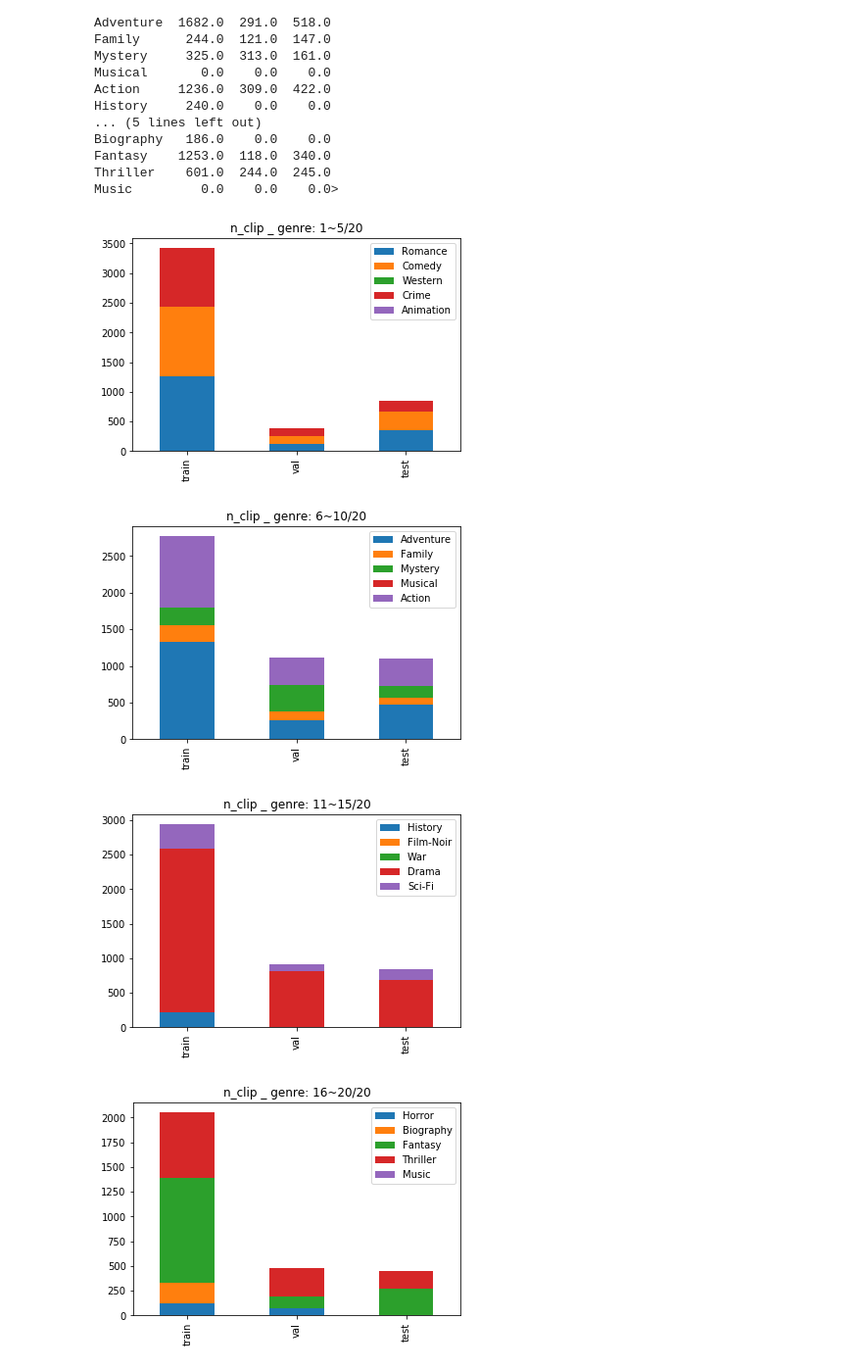
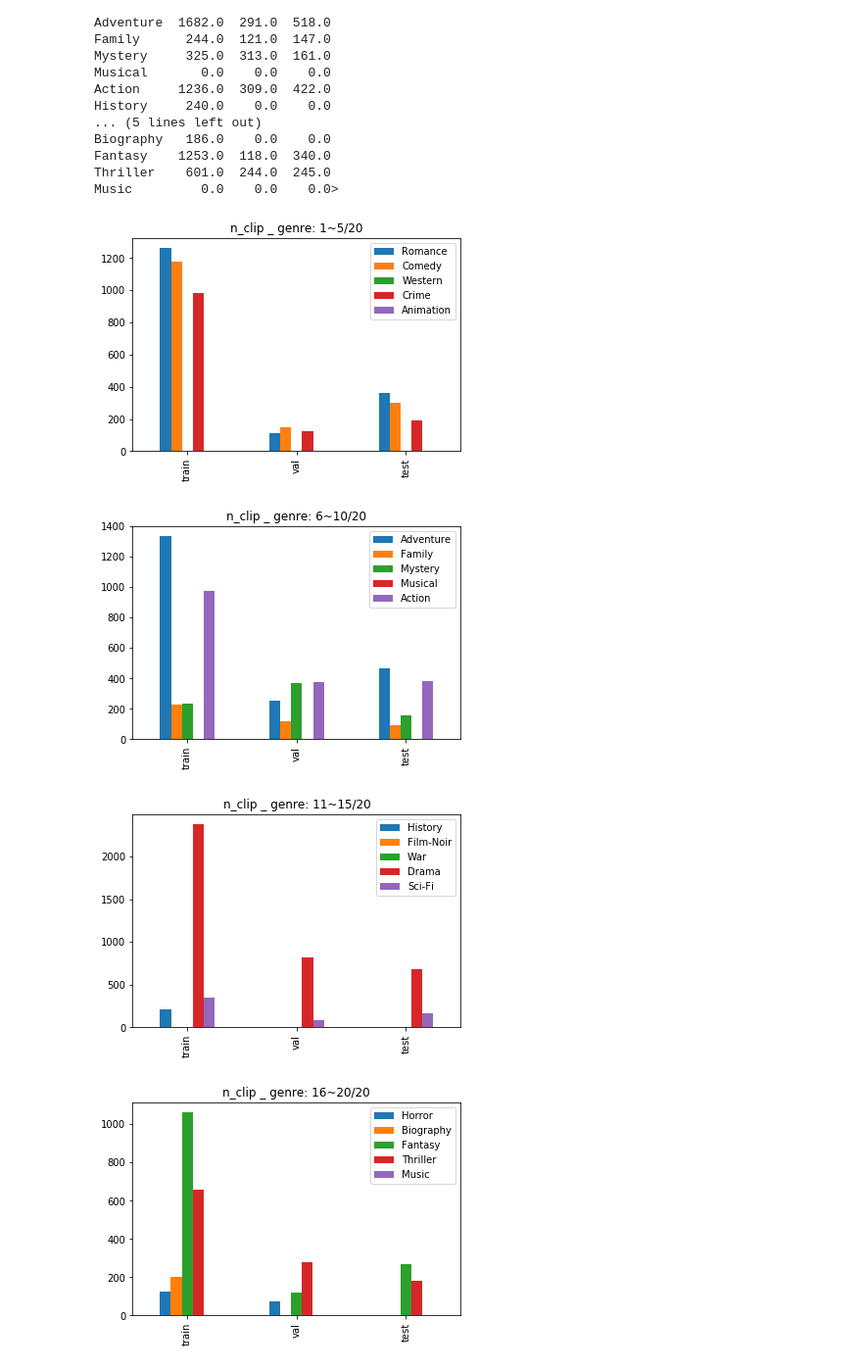
Before and after one commit to sonsus/imdb_genre_walkthru, a Jupyter notebook: analysis.ipynb, the cells around one changed output. Shown at 98% size. Saved outputs shown, nothing was run; the diff lists cells and outputs as text; code cells hidden in the pictures.

Commit message:
datacube.show() method looks crappy so need redesign

```diff
--- a/analysis.ipynb
+++ b/analysis.ipynb
@@ -268,11 +268,11 @@ Thriller    601.0  244.0  245.0
 Music         0.0    0.0    0.0>
 # %%
 for j in range(6):
-    for i in range(4):
+    for i in range(2):
         entity_now = datacube_analysis.entity_list[j]
-        datacube_analysis.show(result_df_dict, entity_now, i, stacked=True)
+        datacube_analysis.show(result_df_dict, entity_now, i, stacked=False)
 # %% [output]
-[figure, old version]
+[figure, new version]
-[figure, old version]
+[figure, new version]
-[figure, old version]
+[figure, new version]
-[figure, old version]
+[figure, new version]
```
Also changed, not shown: parts of 1 cell of this notebook, 1 other file.
